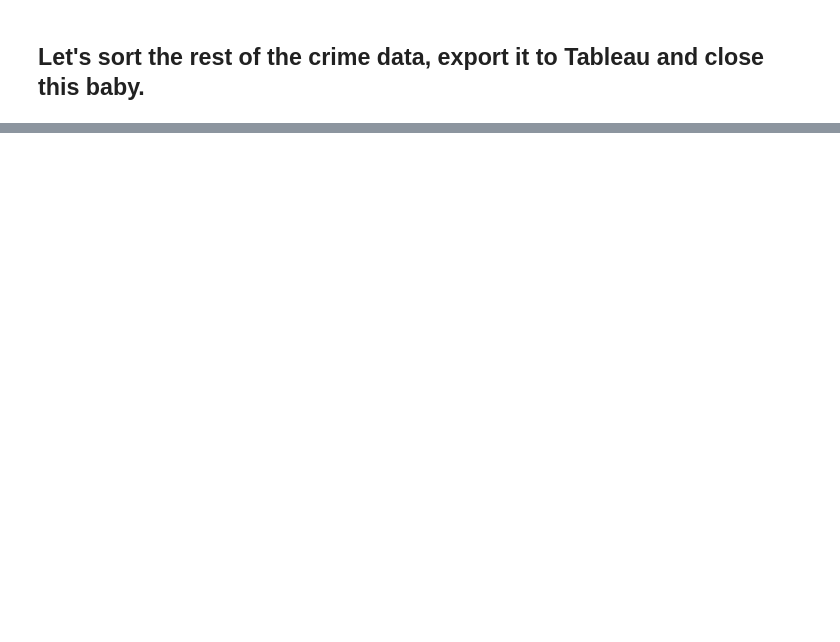
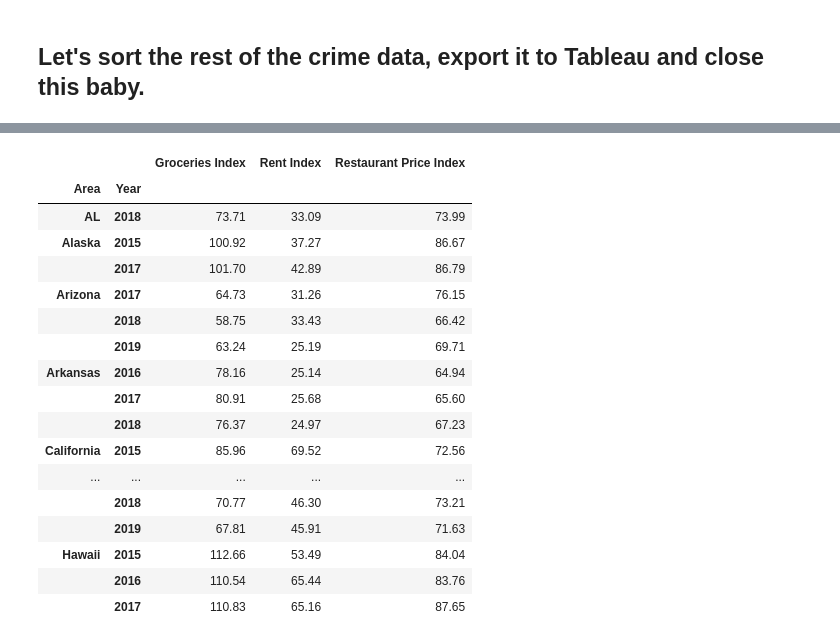
Before and after one commit to Cuiweiyi/CALEA_and_crime, a Jupyter notebook: notebook/Crime_and_Cost_Living.ipynb, the cells around one changed output, grey strips where cells are left out. Drawn from its saved outputs; the diff is of its cells as text; code cells hidden in the pictures; blank space fills up the shorter version.

```diff
--- a/notebook/Crime_and_Cost_Living.ipynb
+++ b/notebook/Crime_and_Cost_Living.ipynb
@@ -480,6 +1083,0 @@ city_rent.info()
-# %%
-city_rent["Year"]=city_rent["Year"].str.replace("Rent_15", "2015")
-city_rent["Year"]=city_rent["Year"].str.replace("Rent_16", "2016")
-city_rent["Year"]=city_rent["Year"].str.replace("Rent_17", "2017")
-city_rent["Year"]=city_rent["Year"].str.replace("Rent_18", "2018")
-city_rent["Year"]=city_rent["Year"].str.replace("Rent_19", "2019")
@@ -558,0 +1359,22 @@ crime.to_excel(r'..\data\thief.xlsx',sheet_name='crime',index=False)
+# %%
+cdf=costs.groupby(['Area', 'Year']).first()
+cdf.head(30)
+# %% [output]
+|  |  | Groceries Index | Rent Index | Restaurant Price Index |
+| Area | Year |  |  |  |
+| AL | 2018 | 73.71 | 33.09 | 73.99 |
+| Alaska | 2015 | 100.92 | 37.27 | 86.67 |
+|  | 2017 | 101.70 | 42.89 | 86.79 |
+| Arizona | 2017 | 64.73 | 31.26 | 76.15 |
+|  | 2018 | 58.75 | 33.43 | 66.42 |
+|  | 2019 | 63.24 | 25.19 | 69.71 |
+| Arkansas | 2016 | 78.16 | 25.14 | 64.94 |
+|  | 2017 | 80.91 | 25.68 | 65.60 |
+|  | 2018 | 76.37 | 24.97 | 67.23 |
+| California | 2015 | 85.96 | 69.52 | 72.56 |
+| ... | ... | ... | ... | ... |
+|  | 2018 | 70.77 | 46.30 | 73.21 |
+|  | 2019 | 67.81 | 45.91 | 71.63 |
+| Hawaii | 2015 | 112.66 | 53.49 | 84.04 |
+|  | 2016 | 110.54 | 65.44 | 83.76 |
+|  | 2017 | 110.83 | 65.16 | 87.65 |
```
Also changed, not shown: parts of 104 cells of this notebook.
